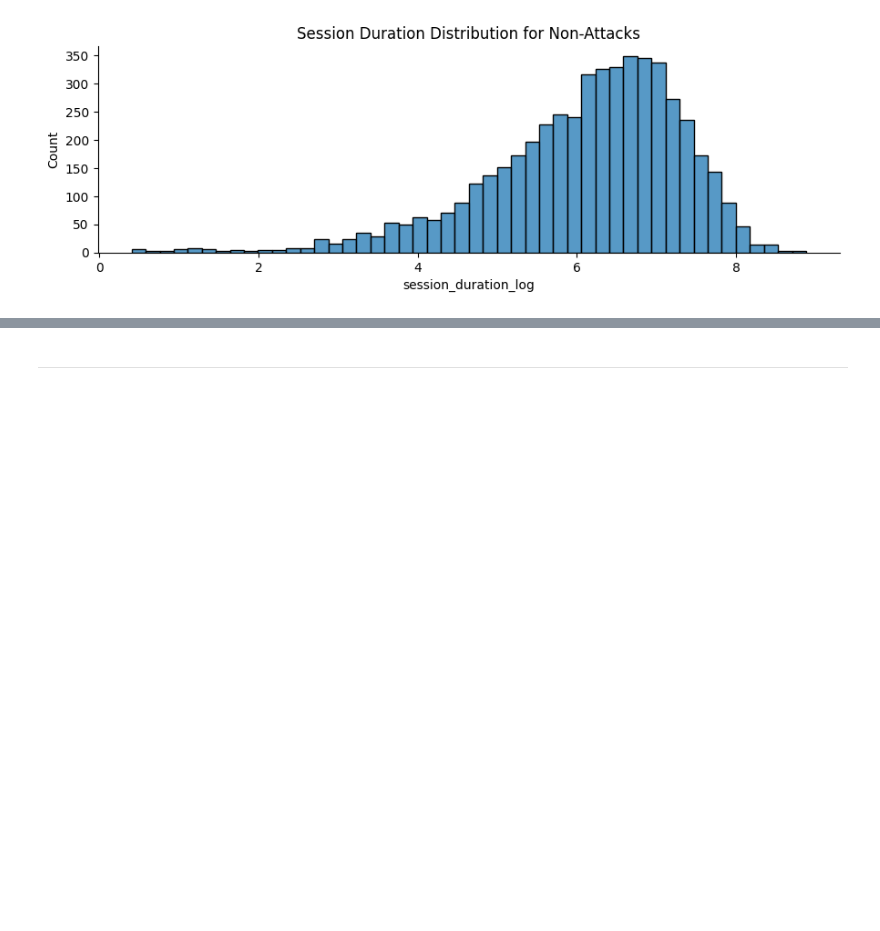
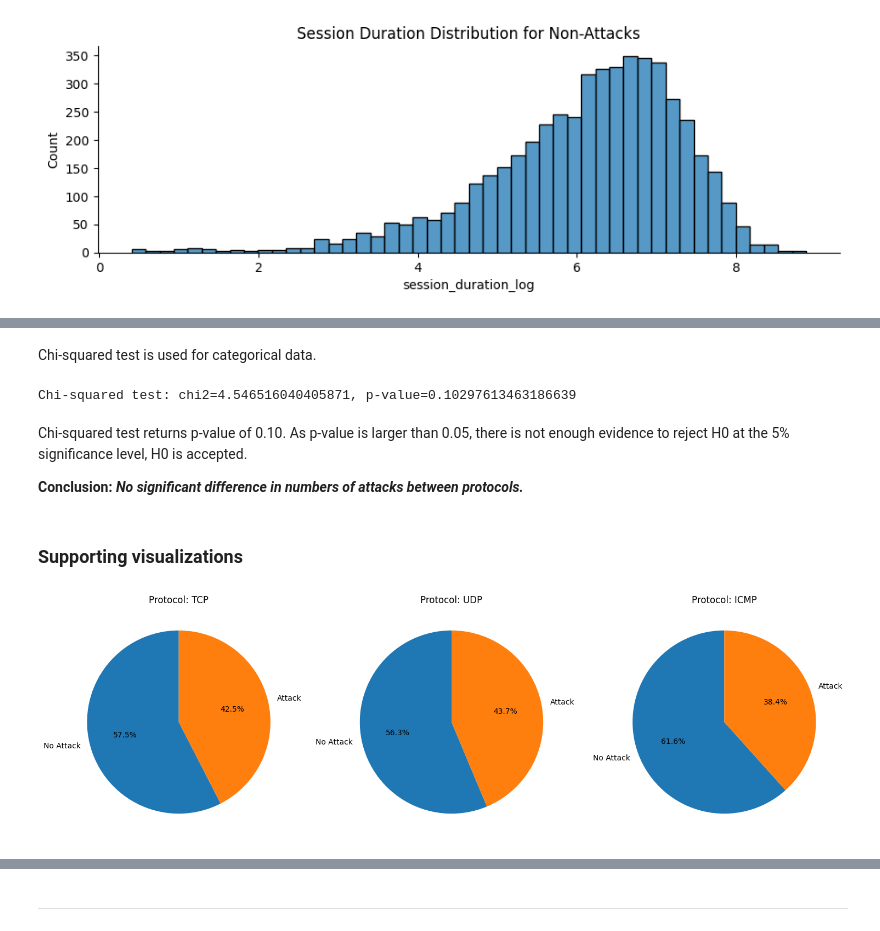
Before and after one commit to maleeper/Cyber, a Jupyter notebook: jupyter_notebooks/02_EDA.ipynb, the cells around one changed output, grey strips where cells are left out. Drawn from its saved outputs; the diff is of its cells as text; code cells hidden in the pictures; blank space fills up the shorter version.

```diff
--- a/jupyter_notebooks/02_EDA.ipynb
+++ b/jupyter_notebooks/02_EDA.ipynb
@@ -246,0 +283,34 @@ plt.show()
+# %% [markdown]
+Chi-squared test is used for categorical data.
+# %%
+# Chi-squared test for protocol_type
+contingency_table = pd.crosstab(df['protocol_type'], df['attack_detected'])
+chi2, p, dof, expected = chi2_contingency(contingency_table)
+print(f"Chi-squared test: chi2={chi2}, p-value={p}")
+# %% [output]
+Chi-squared test: chi2=4.546516040405871, p-value=0.10297613463186639
+# %% [markdown]
+Chi-squared test returns p-value of 0.10. As p-value is larger than 0.05, there is not enough evidence to reject H0 at the 5% significance level, H0 is accepted.
+
+**Conclusion:** ***No significant difference in numbers of attacks between protocols.***
+# %% [markdown]
+### Supporting visualizations
+# %%
+# Pie charts of % attacks of each protocol types
+protocol_types = df['protocol_type'].unique() # Get unique protocol types
+
+# Plot pie charts in subplots
+fig, ax = plt.subplots(1, len(protocol_types), figsize=(15, 5))
+for i, protocol in zip(ax, protocol_types):
+    data = df[df['protocol_type'] == protocol]['attack_detected'].value_counts()
+    i.pie(
+        data,
+        labels=['No Attack', 'Attack'],
+        autopct='%1.1f%%',
+        startangle=90
+        )
+    i.set_title(f'Protocol: {protocol}')
+plt.tight_layout()
+plt.show()
+# %% [output]
+[figure, added]
```
Also changed, not shown: parts of 16 cells of this notebook.
